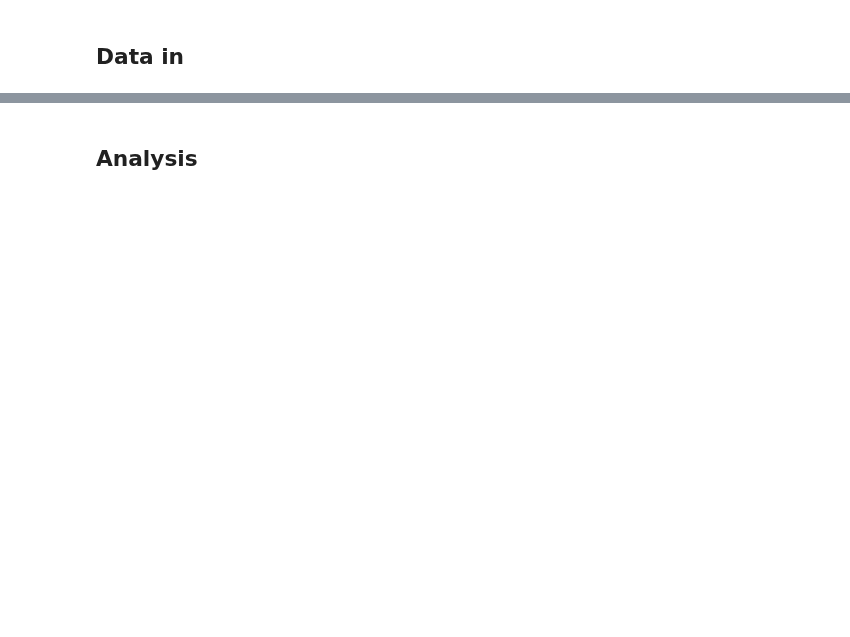
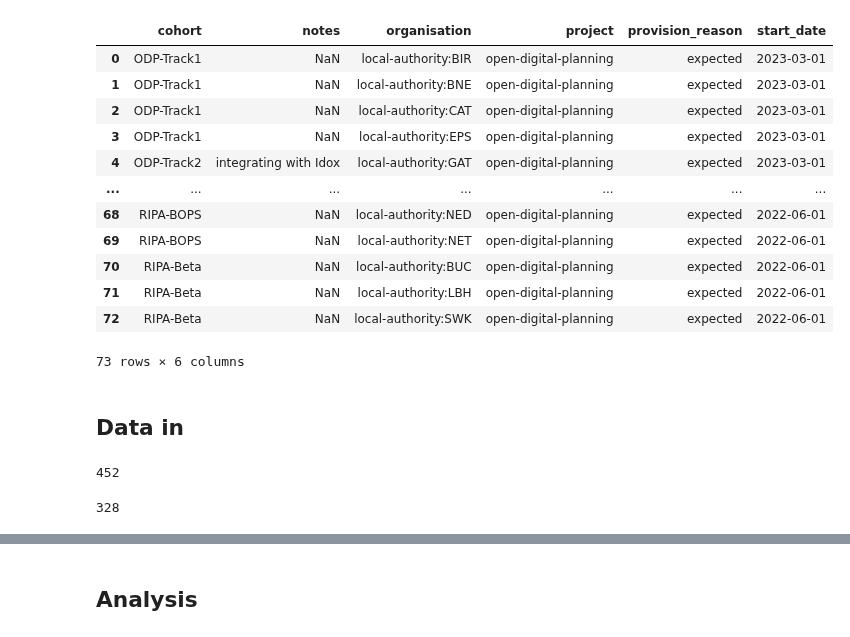
Before and after one commit to digital-land/jupyter-analysis, a Jupyter notebook: analysis/2024-07_conservation_area_count_comparison/conservation_area_count_comparison - analysis.ipynb, the cells around one changed output, grey strips where cells are left out. Drawn from its saved outputs; the diff is of its cells as text; code cells hidden in the pictures; blank space fills up the shorter version.

```diff
--- a/analysis/2024-07_conservation_area_count_comparison/conservation_area_count_comparison - analysis.ipynb
+++ b/analysis/2024-07_conservation_area_count_comparison/conservation_area_count_comparison - analysis.ipynb
@@ -7,32 +8,67 @@ import numpy as np
 # %%
 output_dir = "output/"
 os.makedirs(output_dir, exist_ok=True)
-# %%
-def get_all_organisations():
-    params = urllib.parse.urlencode({
-        "sql": f"""
-        select entity as organisation_entity, name, organisation, dataset, local_planning_authority, local_authority_district,
-        case when dataset = "local-authority" then local_authority_district else local_planning_authority end as statistical_geography
-        from organisation
-        """,
-        "_size": "max"
-        })
-    url = f"https://datasette.planning.data.gov.uk/digital-land.csv?{params}"
-    df = pd.read_csv(url)
-    return df
 # %%
+def get_all_organisations():
+    params = urllib.parse.urlencode({
+        "sql": f"""
+        select entity as organisation_entity, name, organisation, dataset, local_planning_authority
+        from organisation
+        """,
+        "_size": "max"
+        })
+    url = f"https://datasette.planning.data.gov.uk/digital-land.csv?{params}"
+    df = pd.read_csv(url)
+    return df
+
 def get_pdp_geo_dataset(dataset, underscore_cols=True, crs_out=27700):
 
     url = f"https://files.planning.data.gov.uk/dataset/{dataset}.geojson"
     gdf = gpd.read_file(url)
 
     if underscore_cols:
         gdf.columns = [x.replace("-", "_") for x in gdf.columns]
 
 
     gdf.set_crs(epsg=4326, inplace=True)
     gdf.to_crs(epsg=crs_out, inplace=True)
 
     return gdf
+
+def get_provisions():
+    global provisions_df
+    params = urllib.parse.urlencode({
+        "sql": f"""
+            SELECT
+                cohort, notes, organisation, project, provision_reason, start_date
+            FROM
+                provision
+            WHERE
+                provision_reason = "expected"
+                AND project = "open-digital-planning"
+            GROUP BY organisation
+            ORDER BY cohort
+        """,
+        "_size": "max"
+    })
+    url = f"https://datasette.planning.data.gov.uk/digital-land.csv?{params}"
+    provisions_df = pd.read_csv(url)
+    return provisions_df
+
+get_provisions()
+# %% [output]
+|  | cohort | notes | organisation | project | provision_reason | start_date |
+| 0 | ODP-Track1 | NaN | local-authority:BIR | open-digital-planning | expected | 2023-03-01 |
+| 1 | ODP-Track1 | NaN | local-authority:BNE | open-digital-planning | expected | 2023-03-01 |
+| 2 | ODP-Track1 | NaN | local-authority:CAT | open-digital-planning | expected | 2023-03-01 |
+| 3 | ODP-Track1 | NaN | local-authority:EPS | open-digital-planning | expected | 2023-03-01 |
+| 4 | ODP-Track2 | integrating with Idox | local-authority:GAT | open-digital-planning | expected | 2023-03-01 |
+| ... | ... | ... | ... | ... | ... | ... |
+| 68 | RIPA-BOPS | NaN | local-authority:NED | open-digital-planning | expected | 2022-06-01 |
+| 69 | RIPA-BOPS | NaN | local-authority:NET | open-digital-planning | expected | 2022-06-01 |
+| 70 | RIPA-Beta | NaN | local-authority:BUC | open-digital-planning | expected | 2022-06-01 |
+| 71 | RIPA-Beta | NaN | local-authority:LBH | open-digital-planning | expected | 2022-06-01 |
+| 72 | RIPA-Beta | NaN | local-authority:SWK | open-digital-planning | expected | 2022-06-01 |
+73 rows × 6 columns
 # %% [markdown]
 ## Data in
@@ -42,17 +75,28 @@ print(len(org_df))
+# %%
+# get orgs
+org_df = get_all_organisations()
+# flag ODP
+org_df["odp_flag"] = np.where(org_df["organisation"].isin(provisions_df["organisation"]), True, False)
+
+print(len(org_df))
+# %% [output]
+452
 # %%
 # read in manual count sheet
-con_count_df = pd.read_csv("data/conservation_area_count.csv")
+con_count_df = pd.read_csv("https://docs.google.com/spreadsheets/d/e/2PACX-1vSGZIudsGx0ez4cU-4wSvymvXIFfpDb_qfbS3uW5RiuBkJrJQ9D8k0HBUPtgncRXA/pub?gid=485605871&single=true&output=csv")
 con_count_df.columns = [x.replace("-", "_") for x in con_count_df.columns]
 
 # join on organisation names and LPA codes
 con_count_lpa_df = con_count_df.merge(
-    org_df[["organisation_entity", "name", "local_planning_authority"]],
+    org_df[["organisation_entity", "name", "organisation", "local_planning_authority", "odp_flag"]],
     how = "left",
     on = "organisation_entity"
 )
 
 print(len(con_count_lpa_df))
-con_count_lpa_df.head()
+# con_count_lpa_df.head()
+# %% [output]
+328
 # %%
 # CA from pdp
 ca_df = pd.read_csv("https://files.planning.data.gov.uk/dataset/conservation-area.csv",
```
Also changed, not shown: parts of 43 cells of this notebook.
